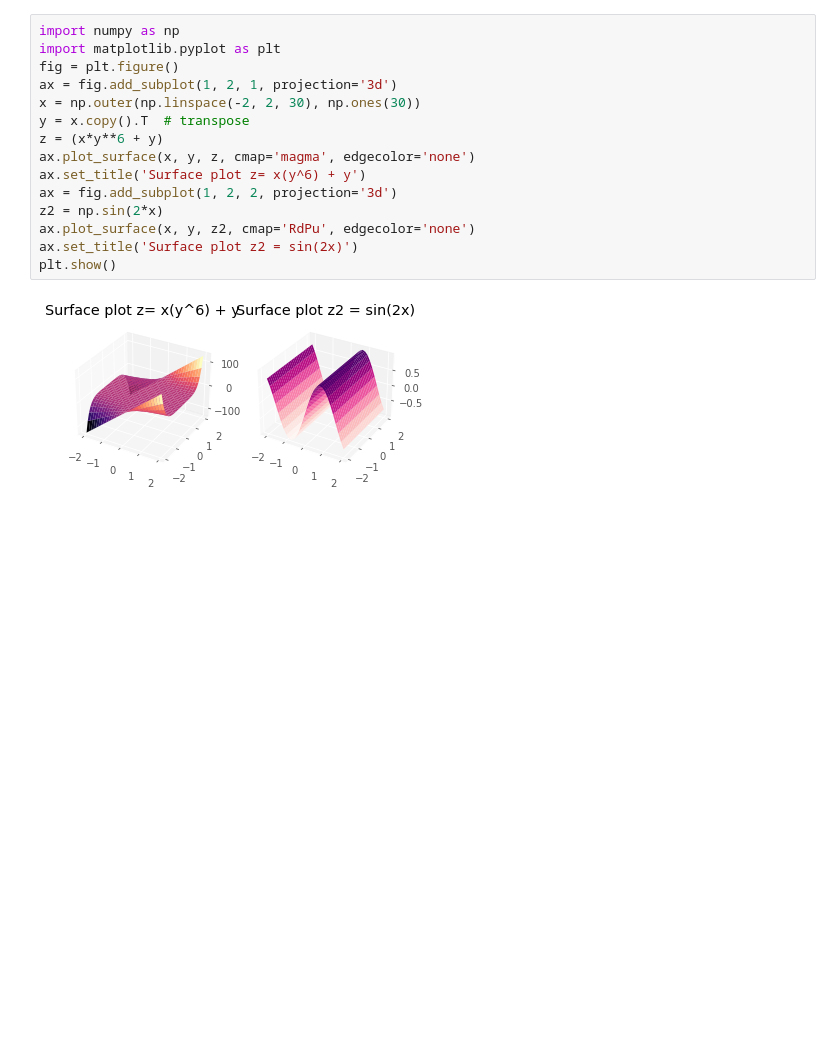
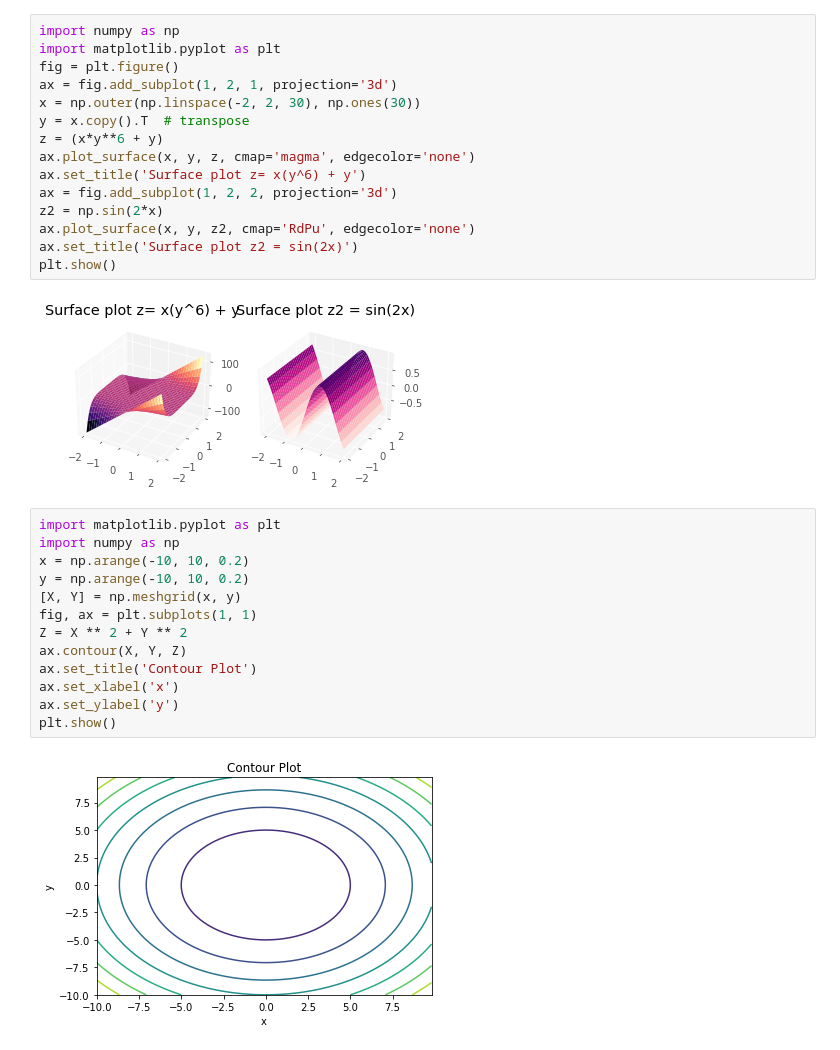
Before and after one commit to 4bdul4ziz/Jupyter-Lab, a Jupyter notebook: meth.ipynb, the cells around one changed output. Cells and saved outputs as stored; diff of their text form; blank space fills up the shorter version.

```diff
--- a/meth.ipynb
+++ b/meth.ipynb
@@ -182,3 +183,18 @@ ax.set_title('Surface plot z2 = sin(2x)')
 plt.show()
 # %% [output]
 [figure]
+# %%
+import matplotlib.pyplot as plt
+import numpy as np
+x = np.arange(-10, 10, 0.2)
+y = np.arange(-10, 10, 0.2)
+[X, Y] = np.meshgrid(x, y)
+fig, ax = plt.subplots(1, 1)
+Z = X ** 2 + Y ** 2
+ax.contour(X, Y, Z)
+ax.set_title('Contour Plot')
+ax.set_xlabel('x')
+ax.set_ylabel('y')
+plt.show()
+# %% [output]
+[figure, added]
```
Also changed, not shown: parts of 5 cells of this notebook.
